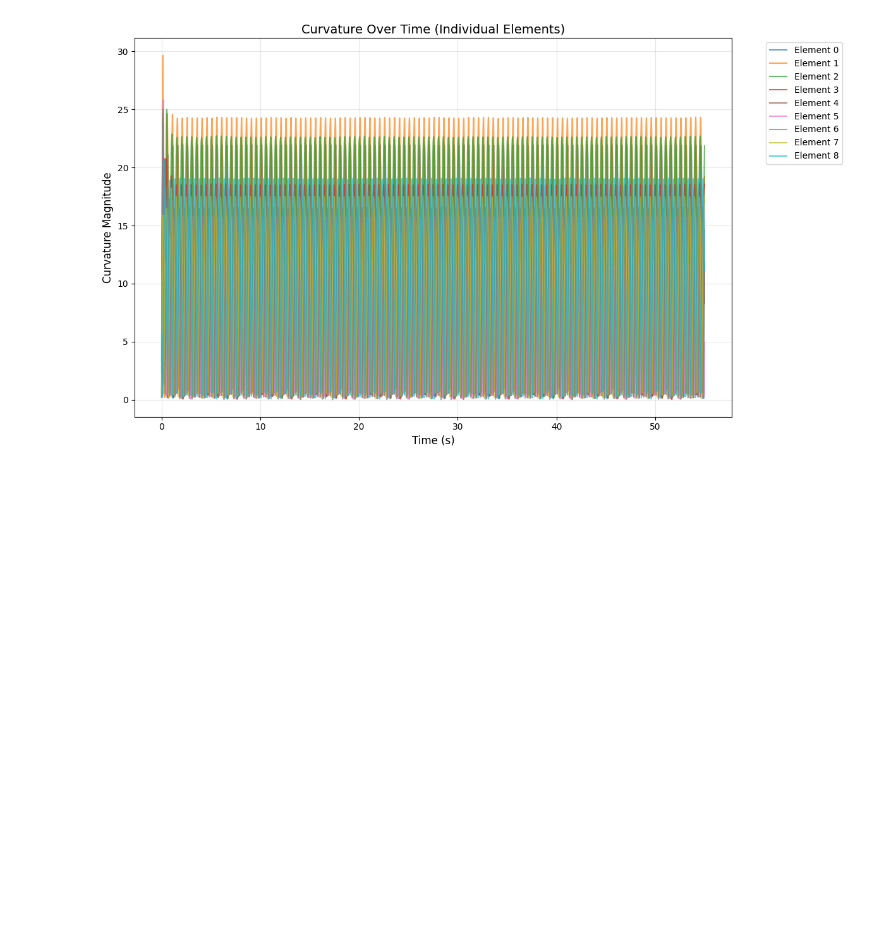
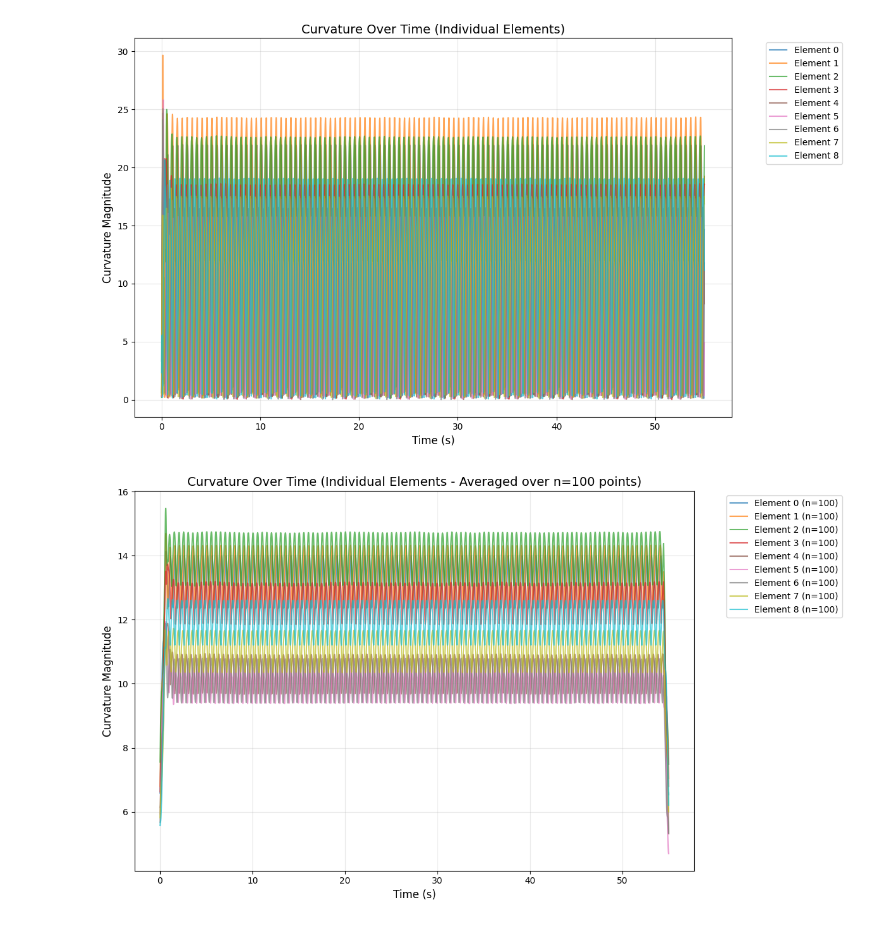
Before and after one commit to Albatross679/RL-ElasticaSnake, a Jupyter notebook: test.ipynb, the cells around one changed output. Drawn from its saved outputs; the diff is of its cells as text; code cells hidden in the pictures; blank space fills up the shorter version.

```diff
--- a/test.ipynb
+++ b/test.ipynb
@@ -267,3 +267,40 @@ else:
     print("No curvature data available")
 # %% [output]
 [figure]
+# %%
+# Plot 4: Individual elements (up to 10) curvature over time - averaged over n data points
+# Parameter n: number of data points to average over
+n = 100  # Adjust this value to change the smoothing level (larger = smoother)
+
+if len(env.state_dict['curvature']) > 0:
+    plt.figure(figsize=(12, 7))
+
+    # Plot smoothed individual elements
+    colors = plt.cm.tab10(np.linspace(0, 1, len(element_indices)))
+    for i, idx in enumerate(element_indices):
+        # Get curvature data for this element
+        curvature_array = np.array(curvature_by_element[idx])
+
+        # Apply moving average filter
+        if len(curvature_array) >= n:
+            # Create a uniform window for moving average
+            kernel = np.ones(n) / n
+            curvature_smoothed = np.convolve(curvature_array, kernel, mode='same')
+        else:
+            # If data is shorter than n, just use the original data
+            curvature_smoothed = curvature_array
+
+        plt.plot(env.state_dict['time'], curvature_smoothed,
+                label=f'Element {idx} (n={n})', alpha=0.7, color=colors[i], linewidth=1.5)
+
+    plt.xlabel('Time (s)', fontsize=12)
+    plt.ylabel('Curvature Magnitude', fontsize=12)
+    plt.title(f'Curvature Over Time (Individual Elements - Averaged over n={n} points)', fontsize=14)
+    plt.legend(bbox_to_anchor=(1.05, 1), loc='upper left')
+    plt.grid(True, alpha=0.3)
+    plt.tight_layout()
+    plt.show()
+else:
+    print("No curvature data available")
+# %% [output]
+[figure, added]
```
Also changed, not shown: parts of 1 cell of this notebook, 7 other files.
